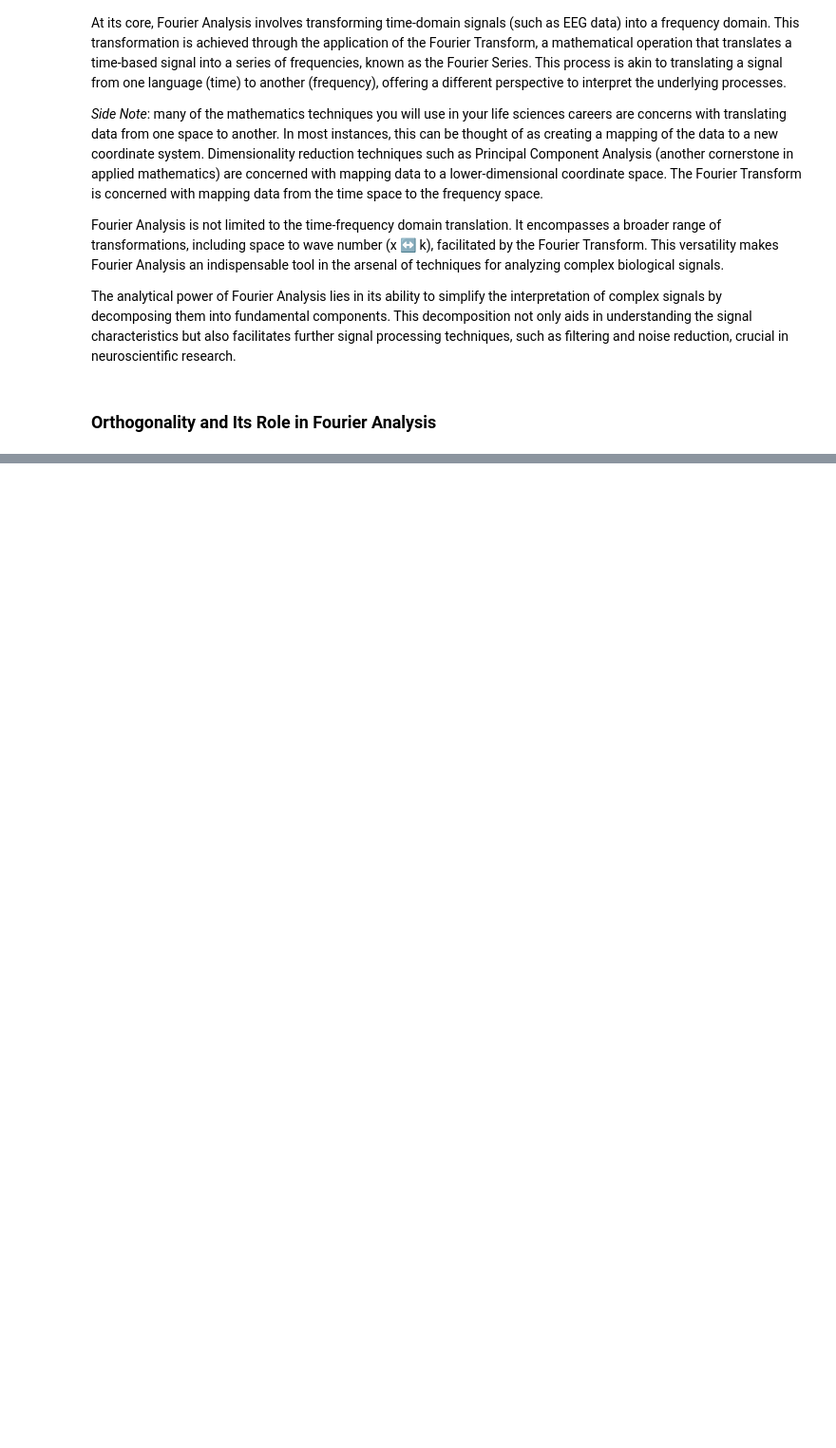
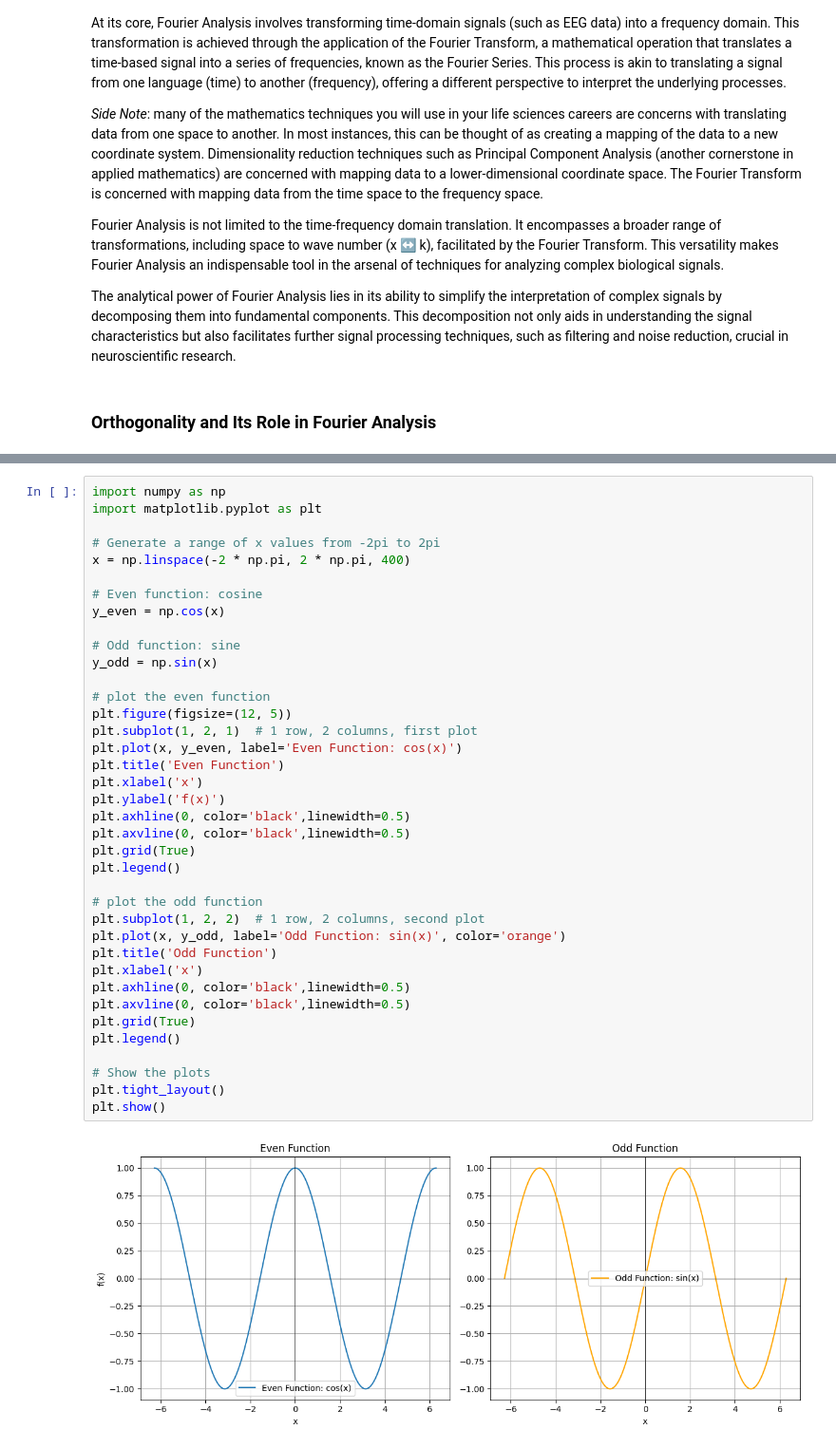
Before and after one commit to Yehuda-Bergstein/BSA-2023, a Jupyter notebook: week-2/BSA-Excersize-9.ipynb, the cells around one changed output, grey strips where cells are left out. Shown: that part at 95% size. Cells and saved outputs as stored; diff of their text form; blank space fills up the shorter version.

```diff
--- a/week-2/BSA-Excersize-9.ipynb
+++ b/week-2/BSA-Excersize-9.ipynb
@@ -230,0 +356,40 @@ Thus, sine and cosine, being confirmed as orthogonal functions in our Fourier sp
+# %%
+import numpy as np
+import matplotlib.pyplot as plt
+
+# Generate a range of x values from -2pi to 2pi
+x = np.linspace(-2 * np.pi, 2 * np.pi, 400)
+
+# Even function: cosine
+y_even = np.cos(x)
+
+# Odd function: sine
+y_odd = np.sin(x)
+
+# plot the even function
+plt.figure(figsize=(12, 5))
+plt.subplot(1, 2, 1)  # 1 row, 2 columns, first plot
+plt.plot(x, y_even, label='Even Function: cos(x)')
+plt.title('Even Function')
+plt.xlabel('x')
+plt.ylabel('f(x)')
+plt.axhline(0, color='black',linewidth=0.5)
+plt.axvline(0, color='black',linewidth=0.5)
+plt.grid(True)
+plt.legend()
+
+# plot the odd function
+plt.subplot(1, 2, 2)  # 1 row, 2 columns, second plot
+plt.plot(x, y_odd, label='Odd Function: sin(x)', color='orange')
+plt.title('Odd Function')
+plt.xlabel('x')
+plt.axhline(0, color='black',linewidth=0.5)
+plt.axvline(0, color='black',linewidth=0.5)
+plt.grid(True)
+plt.legend()
+
+# Show the plots
+plt.tight_layout()
+plt.show()
+# %% [output]
+[figure, added]
```
Also changed, not shown: parts of 16 cells of this notebook.
